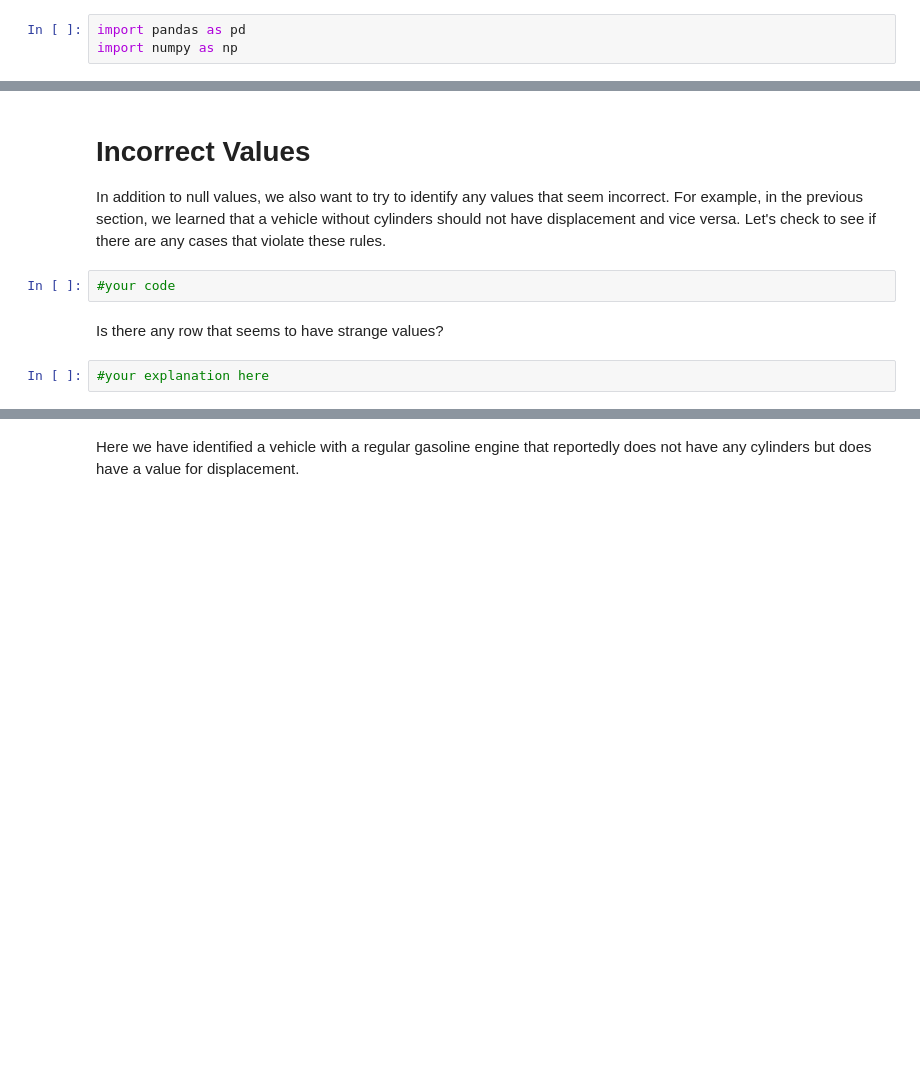
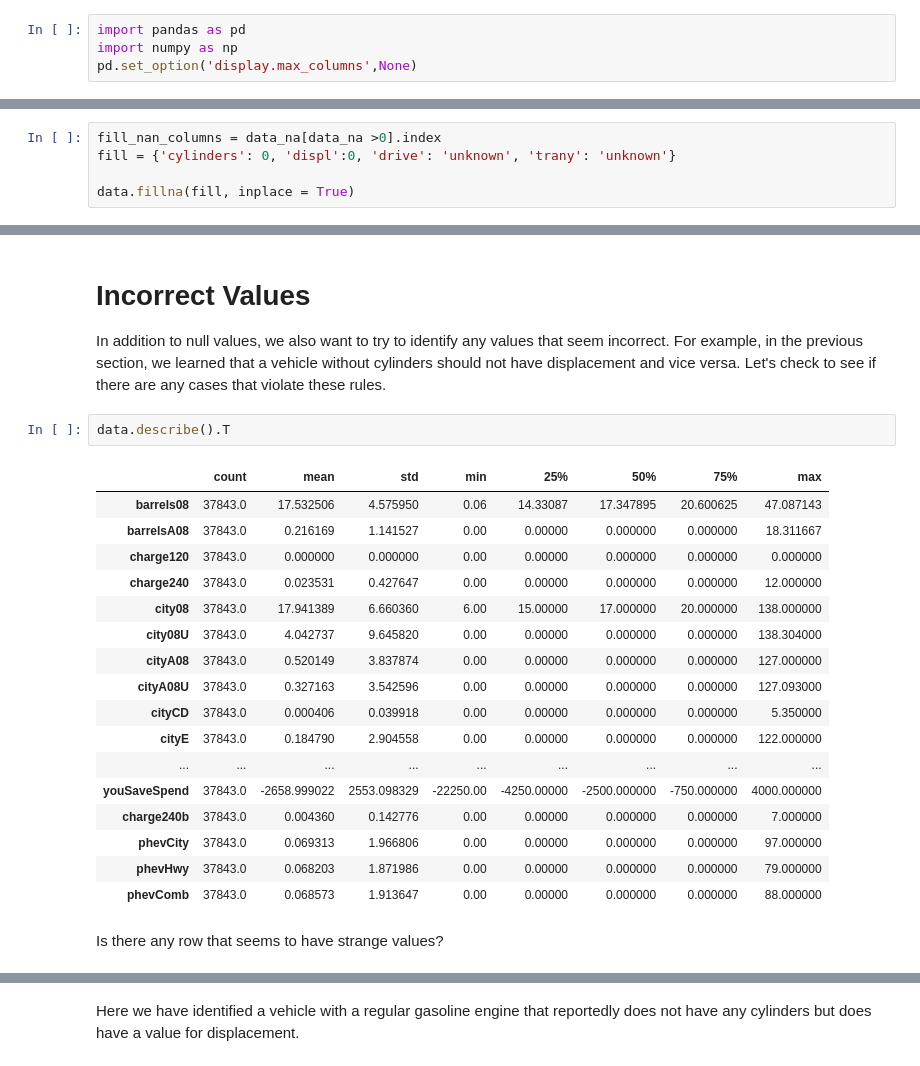
Before and after one commit to Ironhack-Data-Madrid-Mayo-2022/2.4-lab-data-cleaning, a Jupyter notebook: your-code/main.ipynb, the cells around one changed output, grey strips where cells are left out. Cells and saved outputs as stored; diff of their text form; blank space fills up the shorter version.

```diff
--- a/your-code/main.ipynb
+++ b/your-code/main.ipynb
@@ -24,6 +24,7 @@ The data set we are going to be using for this lesson is a messy version of the
 # %%
 import pandas as pd
 import numpy as np
+pd.set_option('display.max_columns',None)
 # %%
 #Load data from vehicles_messy.csv
 
@@ -88,3 +156,8 @@ Keep only the columns you think are useful
+# %%
+fill_nan_columns = data_na[data_na >0].index
+fill = {'cylinders': 0, 'displ':0, 'drive': 'unknown', 'trany': 'unknown'}
+
+data.fillna(fill, inplace = True)
 # %% [markdown]
 ## Bonus:
 Now that we have filled in those null values, there are only two columns in the data set that still have null values: trany and drive. Use what you have learned in this section to investigate and potentially fill in the remaining null values.
@@ -94,9 +170,25 @@ Now that we have filled in those null values, there are only two columns in the
 # Incorrect Values
 
 In addition to null values, we also want to try to identify any values that seem incorrect. For example, in the previous section, we learned that a vehicle without cylinders should not have displacement and vice versa. Let's check to see if there are any cases that violate these rules.
-# %%
-#your code
+# %%
+data.describe().T
+# %% [output]
+|  | count | mean | std | min | 25% | 50% | 75% | max |
+| barrels08 | 37843.0 | 17.532506 | 4.575950 | 0.06 | 14.33087 | 17.347895 | 20.600625 | 47.087143 |
+| barrelsA08 | 37843.0 | 0.216169 | 1.141527 | 0.00 | 0.00000 | 0.000000 | 0.000000 | 18.311667 |
+| charge120 | 37843.0 | 0.000000 | 0.000000 | 0.00 | 0.00000 | 0.000000 | 0.000000 | 0.000000 |
+| charge240 | 37843.0 | 0.023531 | 0.427647 | 0.00 | 0.00000 | 0.000000 | 0.000000 | 12.000000 |
+| city08 | 37843.0 | 17.941389 | 6.660360 | 6.00 | 15.00000 | 17.000000 | 20.000000 | 138.000000 |
+| city08U | 37843.0 | 4.042737 | 9.645820 | 0.00 | 0.00000 | 0.000000 | 0.000000 | 138.304000 |
+| cityA08 | 37843.0 | 0.520149 | 3.837874 | 0.00 | 0.00000 | 0.000000 | 0.000000 | 127.000000 |
+| cityA08U | 37843.0 | 0.327163 | 3.542596 | 0.00 | 0.00000 | 0.000000 | 0.000000 | 127.093000 |
+| cityCD | 37843.0 | 0.000406 | 0.039918 | 0.00 | 0.00000 | 0.000000 | 0.000000 | 5.350000 |
+| cityE | 37843.0 | 0.184790 | 2.904558 | 0.00 | 0.00000 | 0.000000 | 0.000000 | 122.000000 |
+| ... | ... | ... | ... | ... | ... | ... | ... | ... |
+| youSaveSpend | 37843.0 | -2658.999022 | 2553.098329 | -22250.00 | -4250.00000 | -2500.000000 | -750.000000 | 4000.000000 |
+| charge240b | 37843.0 | 0.004360 | 0.142776 | 0.00 | 0.00000 | 0.000000 | 0.000000 | 7.000000 |
+| phevCity | 37843.0 | 0.069313 | 1.966806 | 0.00 | 0.00000 | 0.000000 | 0.000000 | 97.000000 |
+| phevHwy | 37843.0 | 0.068203 | 1.871986 | 0.00 | 0.00000 | 0.000000 | 0.000000 | 79.000000 |
+| phevComb | 37843.0 | 0.068573 | 1.913647 | 0.00 | 0.00000 | 0.000000 | 0.000000 | 88.000000 |
 # %% [markdown]
 Is there any row that seems to have strange values?
-# %%
-#your explanation here
```
Also changed, not shown: parts of 17 cells of this notebook.
